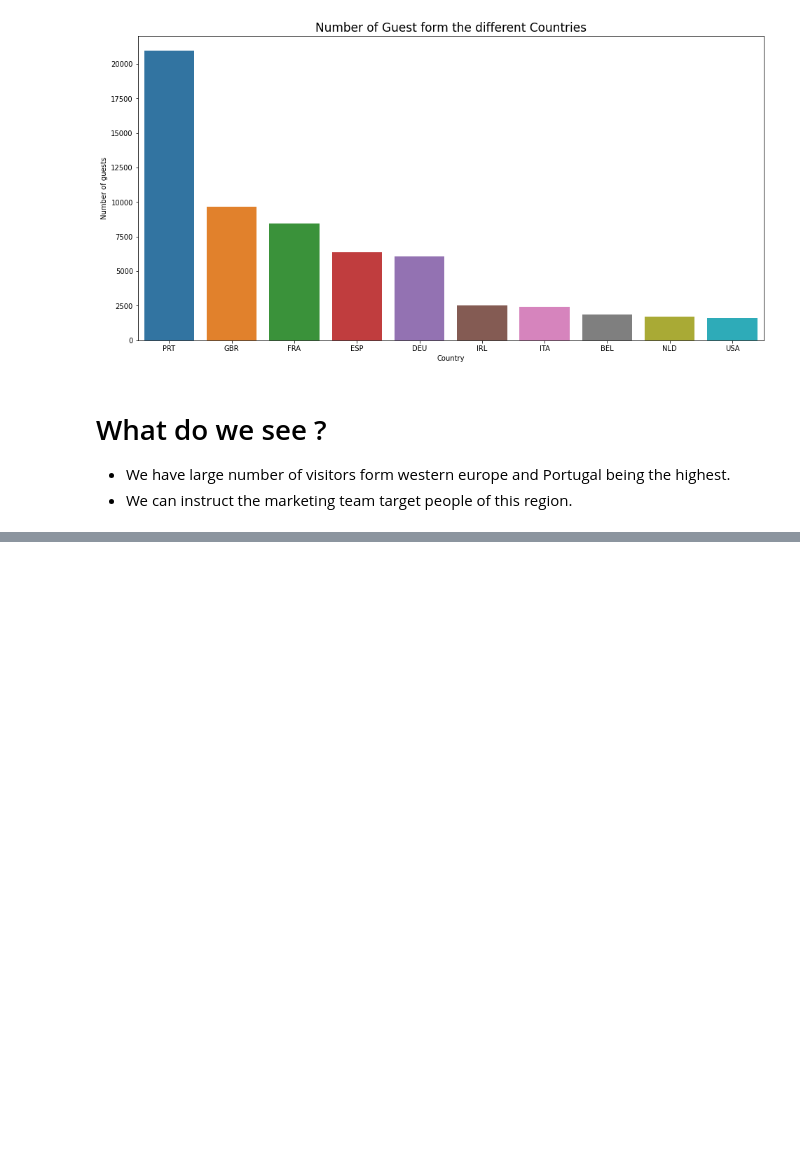
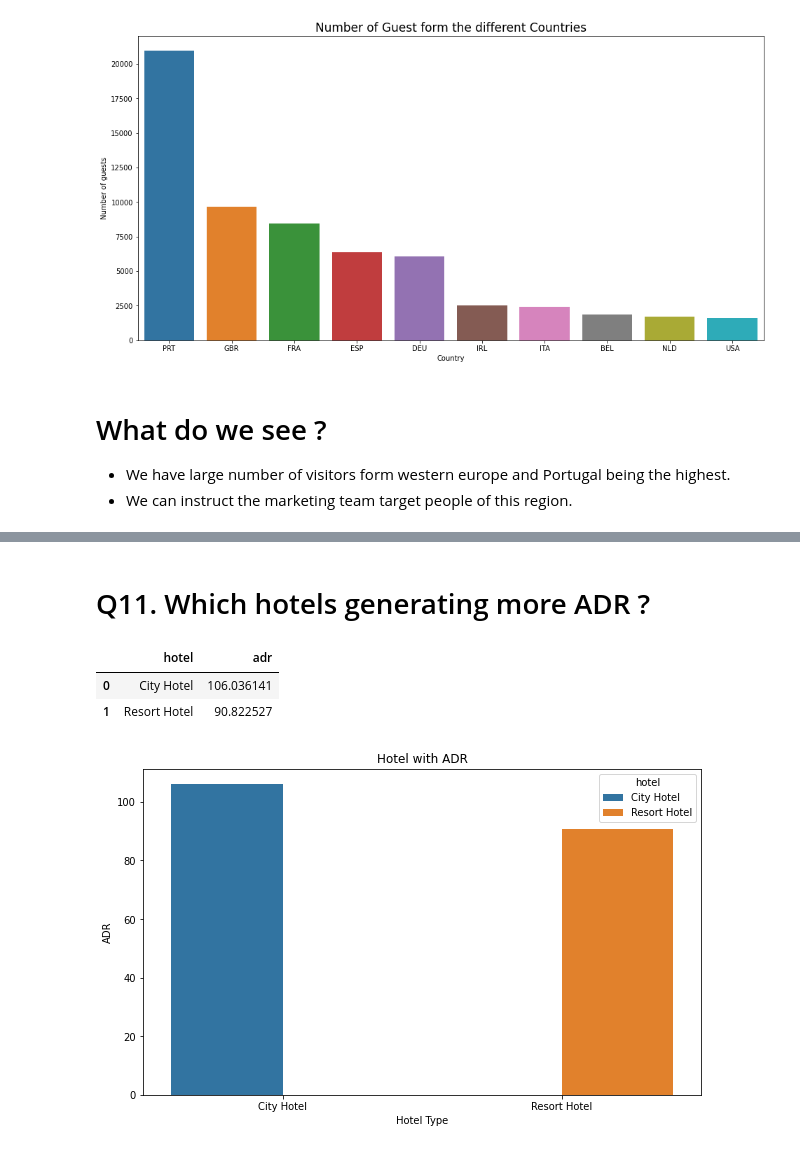
Before and after one commit to sachanneeraj/Hotels-Data-Analysis-EDA, a Jupyter notebook: Hotel_Booking_Analysis_Capstone_Project.ipynb, the cells around one changed output, grey strips where cells are left out. Cells and saved outputs as stored; diff of their text form; code cells hidden in the pictures; blank space fills up the shorter version.

```diff
--- a/Hotel_Booking_Analysis_Capstone_Project.ipynb
+++ b/Hotel_Booking_Analysis_Capstone_Project.ipynb
@@ -420,0 +464,18 @@ plt.show()
+# %% [markdown]
+# Q11. Which hotels generating more ADR ?
+# %%
+adr = non_canceled.groupby('hotel')["adr"].mean().reset_index()
+adr
+# %% [output]
+|  | hotel | adr |
+| 0 | City Hotel | 106.036141 |
+| 1 | Resort Hotel | 90.822527 |
+# %%
+plt.figure(figsize =(10,6))
+sns.barplot(x=adr['hotel'],y=adr['adr'], hue=adr['hotel'])
+plt.title("Hotel with ADR")
+plt.xlabel("Hotel Type")
+plt.ylabel("ADR")
+plt.show()
+# %% [output]
+[figure, added]
```
Also changed, not shown: parts of 16 cells of this notebook.
